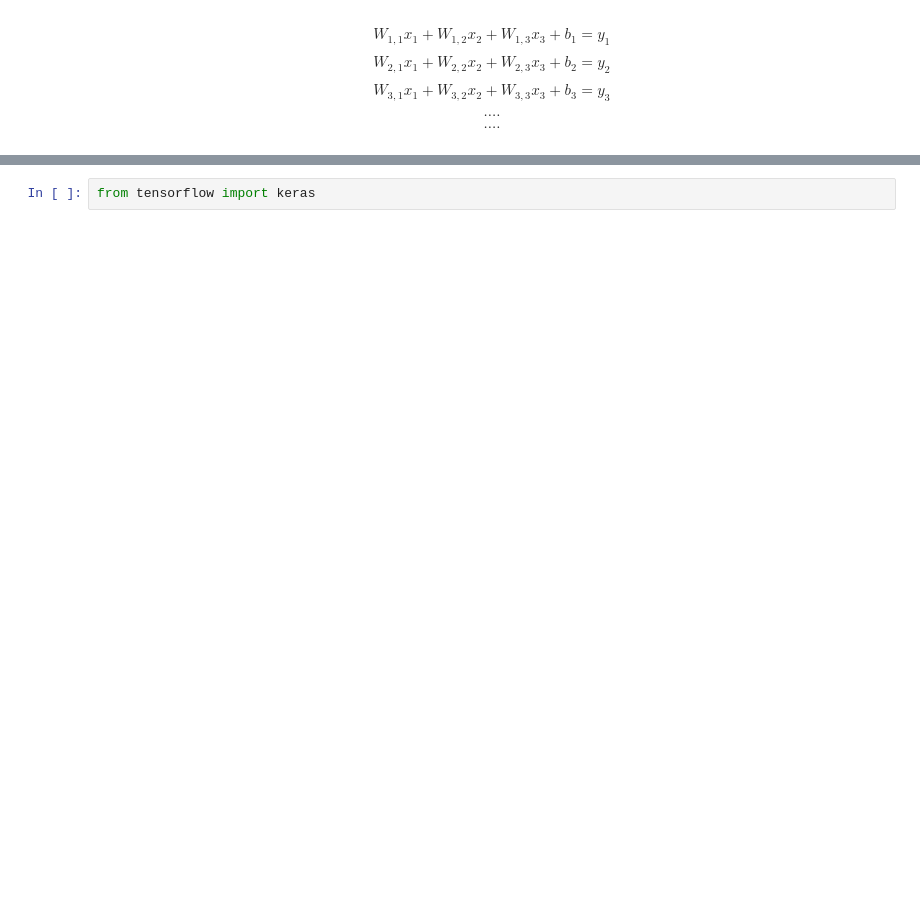
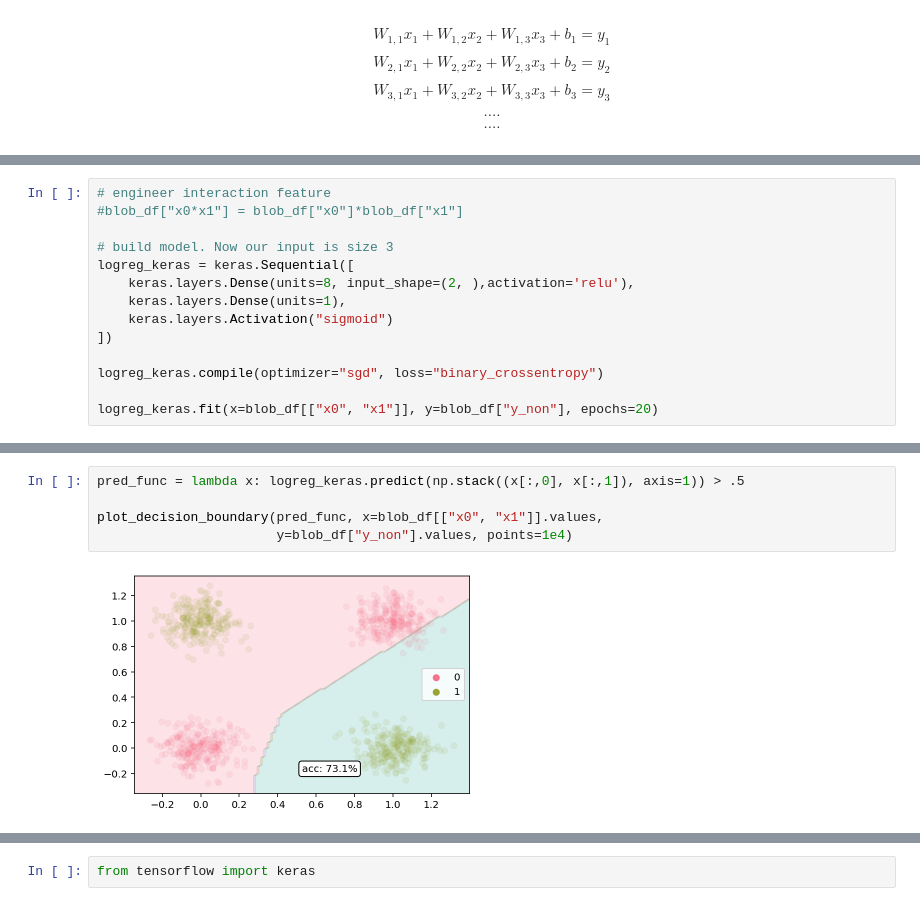
Before and after one commit to julialintern/Intro_to_Deep_Learning, a Jupyter notebook: 01_Neural_nets.ipynb, the cells around one changed output, grey strips where cells are left out. Drawn from its saved outputs; the diff is of its cells as text; blank space fills up the shorter version.

```diff
--- a/01_Neural_nets.ipynb
+++ b/01_Neural_nets.ipynb
@@ -129,0 +269,14 @@ plt.scatter(X.T[:,0],X.T[:,1],c=h3);
+# %%
+# engineer interaction feature
+#blob_df["x0*x1"] = blob_df["x0"]*blob_df["x1"]
+
+# build model. Now our input is size 3
+logreg_keras = keras.Sequential([
+    keras.layers.Dense(units=8, input_shape=(2, ),activation='relu'),
+    keras.layers.Dense(units=1),
+    keras.layers.Activation("sigmoid")
+])
+
+logreg_keras.compile(optimizer="sgd", loss="binary_crossentropy")
+
+logreg_keras.fit(x=blob_df[["x0", "x1"]], y=blob_df["y_non"], epochs=20)
@@ -130,3 +310,10 @@ plt.scatter(X.T[:,0],X.T[:,1],c=h3);
+# %%
+pred_func = lambda x: logreg_keras.predict(np.stack((x[:,0], x[:,1]), axis=1)) > .5
+
+plot_decision_boundary(pred_func, x=blob_df[["x0", "x1"]].values,
+                       y=blob_df["y_non"].values, points=1e4)
+# %% [output]
+[figure, added]
 # %% [markdown]
 <img src='new_img/convex.png'/>
 # %% [markdown]
```
Also changed, not shown: parts of 42 cells of this notebook, 1 other file.
